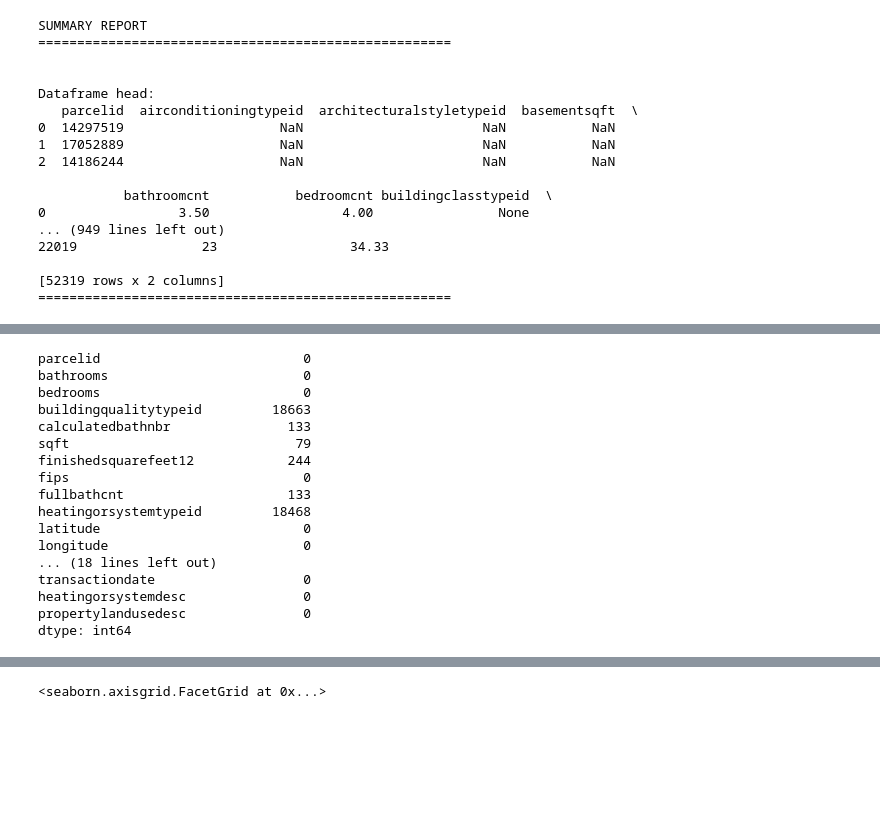
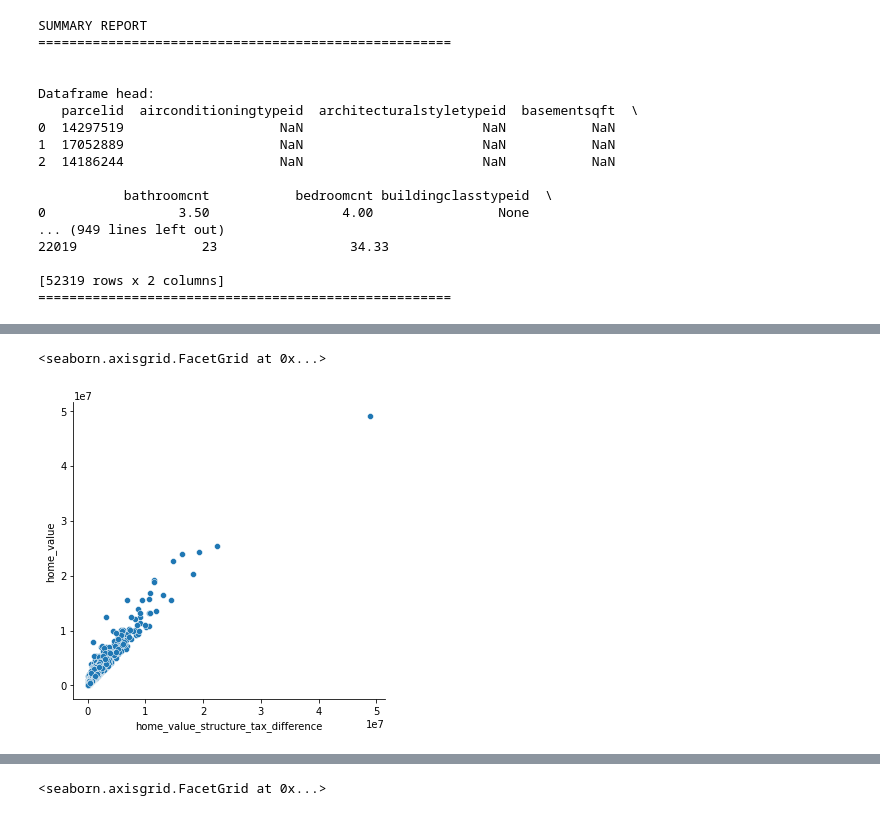
Before and after one commit to tim-keriazes/clustering_exercises, a Jupyter notebook: clustering_exercises_wrangle.ipynb, the cells around one changed output, grey strips where cells are left out. Saved outputs shown, nothing was run; the diff lists cells and outputs as text; code cells hidden in the pictures; blank space fills up the shorter version.

```diff
--- a/clustering_exercises_wrangle.ipynb
+++ b/clustering_exercises_wrangle.ipynb
@@ -514,25 +864,10 @@ df
+# %%
+sns.relplot(x=df.home_value_structure_tax_difference, y=df.home_value, data=df, palette='deep', legend='auto', kind='scatter', height=5, aspect=1, facet_kws=None, units=None, )
+# %% [output]
+<seaborn.axisgrid.FacetGrid at 0x...>
+[figure, added]
 # %%
 # round(df.dropna().shape[0] / df.shape[0], 4)
-# %%
-df.isna().sum()
-# %% [output]
-parcelid                          0
-bathrooms                         0
-bedrooms                          0
-buildingqualitytypeid         18663
-calculatedbathnbr               133
-sqft                             79
-finishedsquarefeet12            244
-fips                              0
-fullbathcnt                     133
-heatingorsystemtypeid         18468
-latitude                          0
-longitude                         0
-... (18 lines left out)
-transactiondate                   0
-heatingorsystemdesc               0
-propertylandusedesc               0
-dtype: int64
 # %%
 sns.set_theme()
 # %%
```
Also changed, not shown: parts of 81 cells of this notebook.
